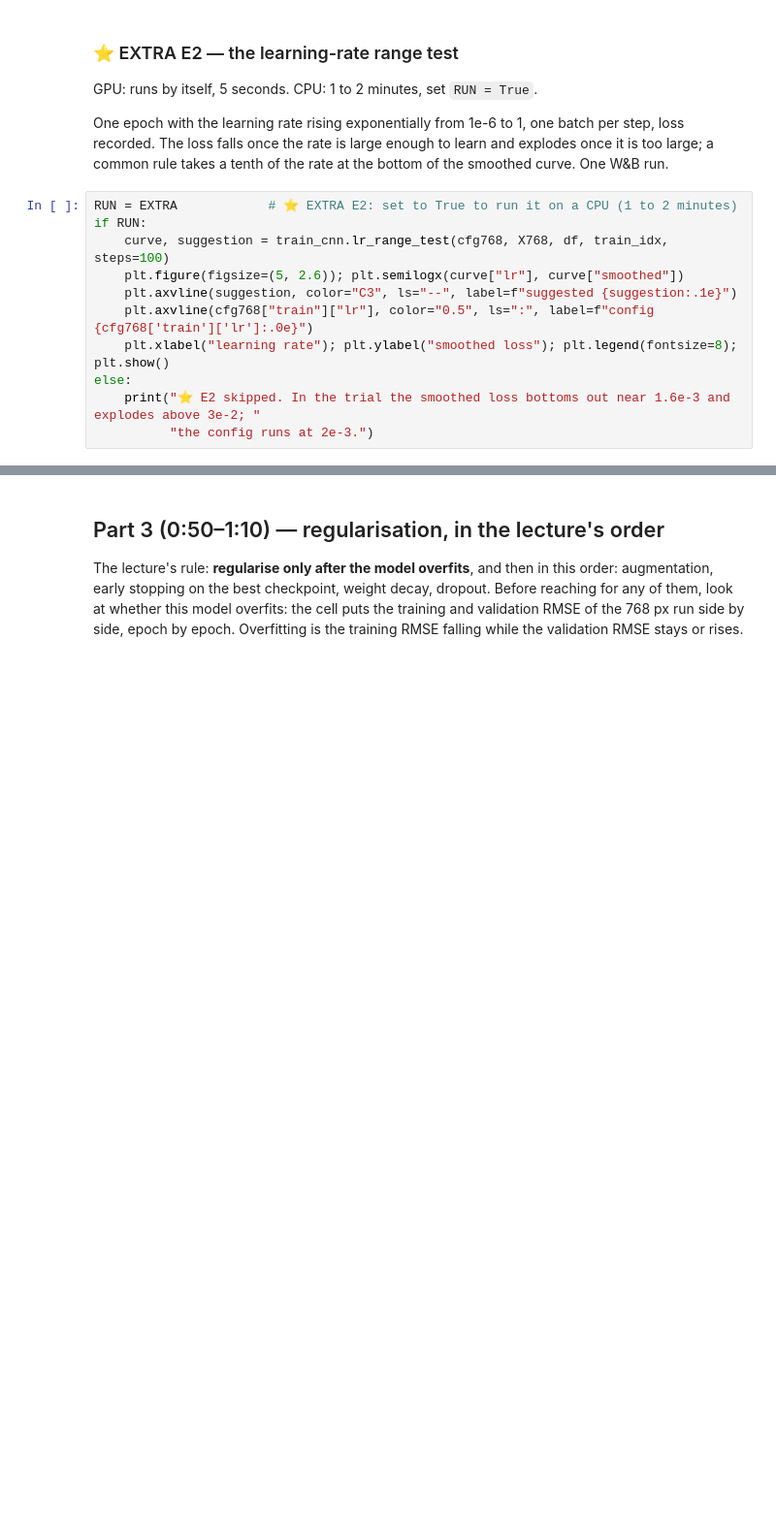
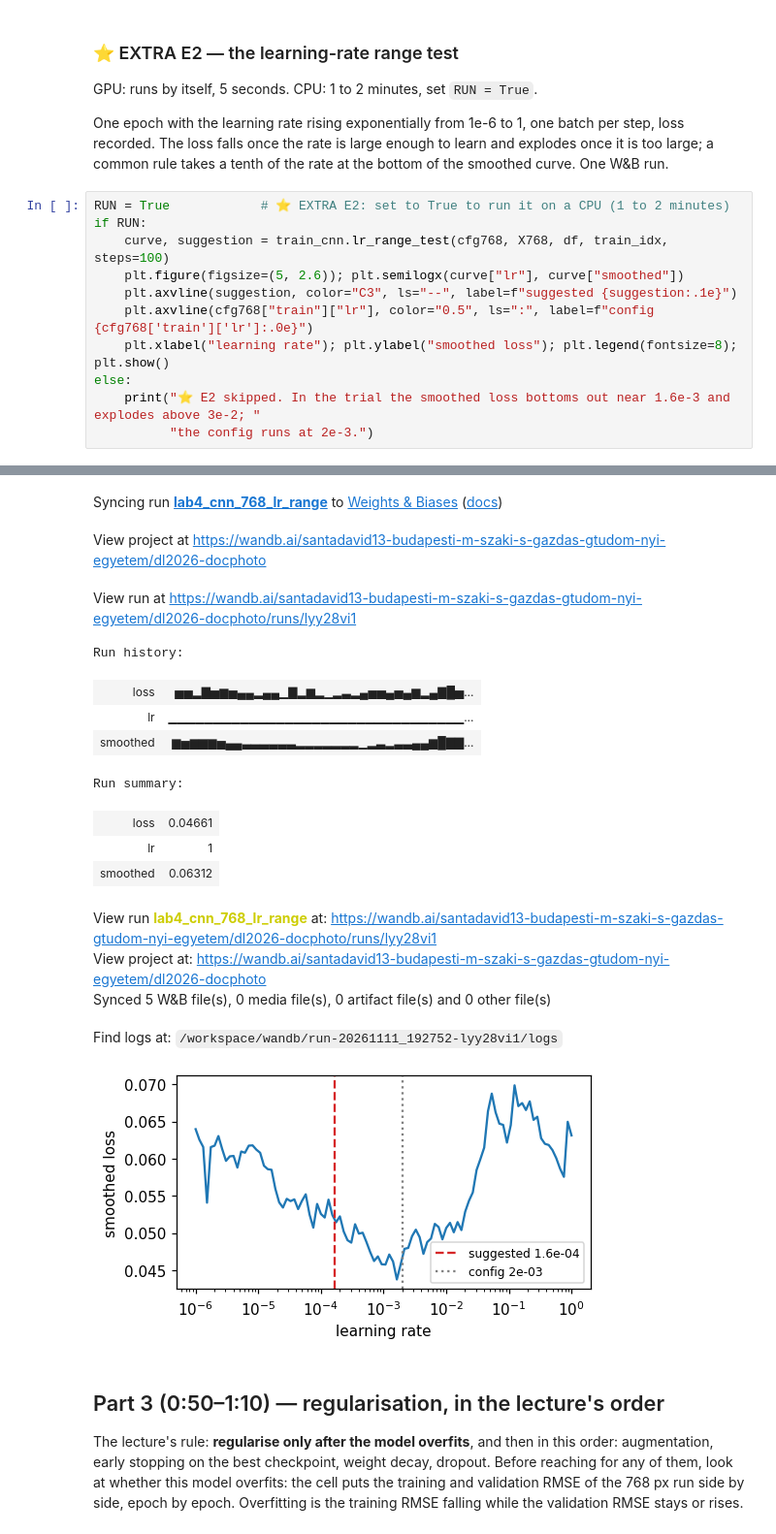
Before and after one commit to santadavid13/dl2026-docphoto, a Jupyter notebook: notebooks/lab4_cnn.ipynb, the cells around one changed output, grey strips where cells are left out. Shown at 97% size. Cells and saved outputs as stored; diff of their text form; blank space fills up the shorter version.

```diff
--- a/notebooks/lab4_cnn.ipynb
+++ b/notebooks/lab4_cnn.ipynb
@@ -383,7 +537,7 @@ batch per step, loss recorded. The loss falls once the rate is large enough
 to learn and explodes once it is too large; a common rule takes a tenth of
 the rate at the bottom of the smoothed curve. One W&B run.
 # %%
-RUN = EXTRA            # ⭐ EXTRA E2: set to True to run it on a CPU (1 to 2 minutes)
+RUN = True            # ⭐ EXTRA E2: set to True to run it on a CPU (1 to 2 minutes)
 if RUN:
     curve, suggestion = train_cnn.lr_range_test(cfg768, X768, df, train_idx, steps=100)
     plt.figure(figsize=(5, 2.6)); plt.semilogx(curve["lr"], curve["smoothed"])
@@ -393,3 +547,4 @@ if RUN:
 else:
     print("⭐ E2 skipped. In the trial the smoothed loss bottoms out near 1.6e-3 and explodes above 3e-2; "
           "the config runs at 2e-3.")
+# %% [output]
@@ -396,3 +553,19 @@ else:
+Syncing run lab4_cnn_768_lr_range to Weights & Biases (docs)
+View project at https://wandb.ai/santadavid13-budapesti-m-szaki-s-gazdas-gtudom-nyi-egyetem/dl2026-docphoto
+View run at https://wandb.ai/santadavid13-budapesti-m-szaki-s-gazdas-gtudom-nyi-egyetem/dl2026-docphoto/runs/lyy28vi1
+Run history:
+| loss | ▅▅▂▇▅▆▅▄▄▂▄▄▁▇▂▆▂▁▂▃▂▄▅▅▄▅▄▆▂▄▇█▅... |
+| lr | ▁▁▁▁▁▁▁▁▁▁▁▁▁▁▁▁▁▁▁▁▁▁▁▁▁▁▁▁▁▁▁▁▁... |
+| smoothed | ▆▅▆▆▆▅▄▄▃▃▃▃▃▃▂▂▂▂▂▂▂▁▂▃▂▃▃▄▄▆█▇▇... |
+Run summary:
+| loss | 0.04661 |
+| lr | 1 |
+| smoothed | 0.06312 |
+View run lab4_cnn_768_lr_range at: https://wandb.ai/santadavid13-budapesti-m-szaki-s-gazdas-gtudom-nyi-egyetem/dl2026-docphoto/runs/lyy28vi1
+View project at: https://wandb.ai/santadavid13-budapesti-m-szaki-s-gazdas-gtudom-nyi-egyetem/dl2026-docphoto
+Synced 5 W&B file(s), 0 media file(s), 0 artifact file(s) and 0 other file(s)
+Find logs at: /workspace/wandb/run-20261111_192752-lyy28vi1/logs
+[figure, added]
 # %% [markdown]
 ## Part 3 (0:50–1:10) — regularisation, in the lecture's order
 
```
Also changed, not shown: parts of 20 cells of this notebook, 4 other files.
